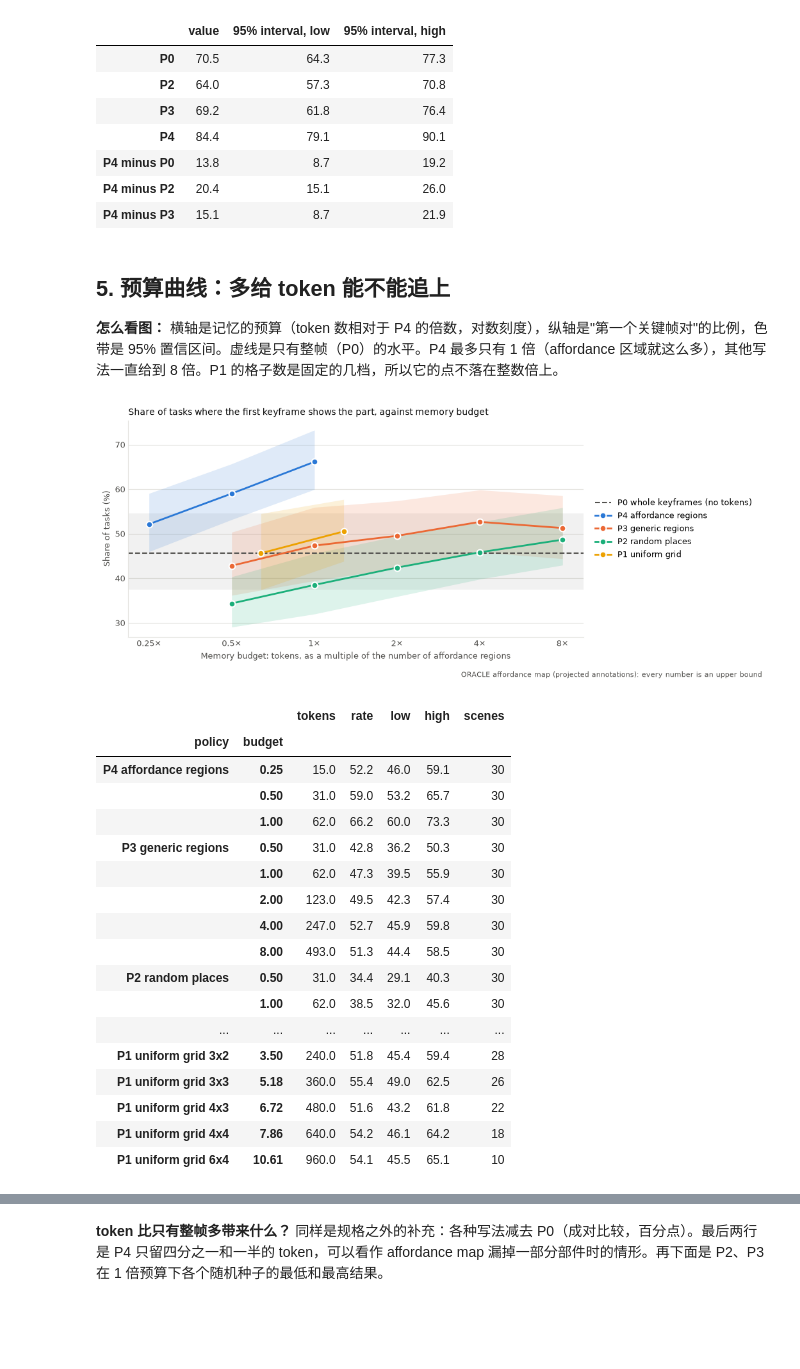
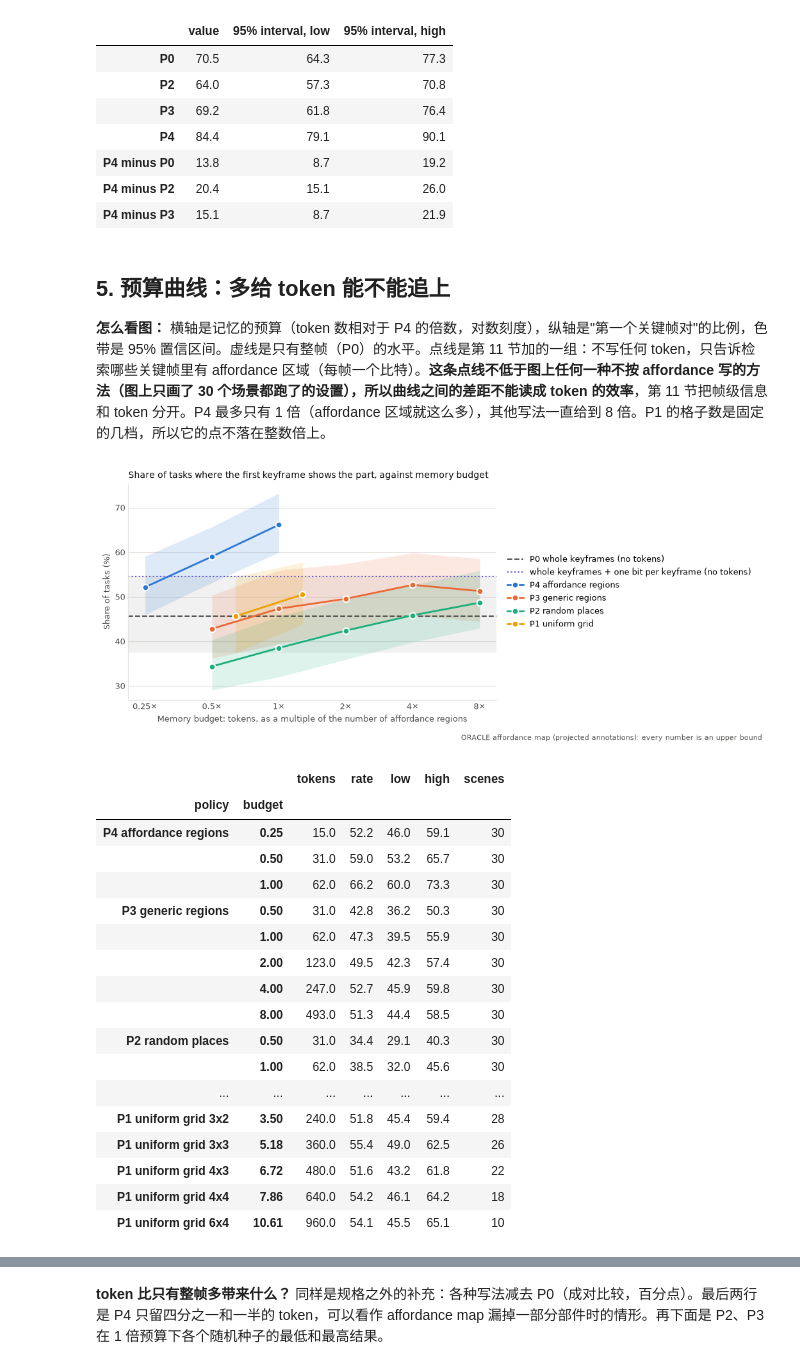
Before and after one commit to zniihgnexy/affordance3D, a Jupyter notebook: notebooks/mem/phase1_results.ipynb, the cells around one changed output, grey strips where cells are left out. Drawn from its saved outputs; the diff is of its cells as text; code cells hidden in the pictures; blank space fills up the shorter version.

```diff
--- a/notebooks/mem/phase1_results.ipynb
+++ b/notebooks/mem/phase1_results.ipynb
@@ -57,6 +57,7 @@ torch.set_num_threads(48)  # shared server: leave most cores to others
 DATA, RUNS = ROOT / "data" / "scenefun3d", ROOT / "runs" / "mem_phase1"
 MONO_ID = "depth-anything/Depth-Anything-V2-Metric-Indoor-Large-hf"
 results, summary = R.load_runs(RUNS)  # written by scripts/run_mem_phase1.py and scripts/aggregate_mem_phase1.py
+diagnostics = R.load_diagnostics(RUNS)  # the follow-up check of section 11, written by scripts/diagnose_mem_phase1.py
 print(f"{summary['scenes']} scenes, {summary['tasks']} answerable tasks")
 # %% [output]
 30 scenes, 390 answerable tasks
@@ -177,15 +178,15 @@ display(R.rates_table(summary["right_keyframe_in_top3"]))
 # %% [markdown]
 ## 5. 预算曲线：多给 token 能不能追上
 
-**怎么看图：** 横轴是记忆的预算（token 数相对于 P4 的倍数，对数刻度），纵轴是"第一个关键帧对"的比例，色带是 95% 置信区间。虚线是只有整帧（P0）的水平。P4 最多只有 1 倍（affordance 区域就这么多），其他写法一直给到 8 倍。P1 的格子数是固定的几档，所以它的点不落在整数倍上。
+**怎么看图：** 横轴是记忆的预算（token 数相对于 P4 的倍数，对数刻度），纵轴是"第一个关键帧对"的比例，色带是 95% 置信区间。虚线是只有整帧（P0）的水平。点线是第 11 节加的一组：不写任何 token，只告诉检索哪些关键帧里有 affordance 区域（每帧一个比特）。**这条点线不低于图上任何一种不按 affordance 写的方法（图上只画了 30 个场景都跑了的设置），所以曲线之间的差距不能读成 token 的效率**，第 11 节把帧级信息和 token 分开。P4 最多只有 1 倍（affordance 区域就这么多），其他写法一直给到 8 倍。P1 的格子数是固定的几档，所以它的点不落在整数倍上。
 # %%
-R.budget_figure(results, "hit1", "the first keyframe shows the part")
+R.budget_figure(results, "hit1", "the first keyframe shows the part", bit=diagnostics["first_keyframe_right"][R.BIT])
 plt.show()
 curves = pd.DataFrame([point for name in (A.P4, A.P3, A.P2, A.P1) for point in summary["curves"][name]])
 curves[["rate", "low", "high"]] = (100 * curves[["rate", "low", "high"]]).round(1)
 display(curves.round({"budget": 2, "tokens": 0}).set_index(["policy", "budget"]))
 # %% [output]
-[figure, old version]
+[figure, new version]
 |  |  | tokens | rate | low | high | scenes |
 | policy | budget |  |  |  |  |  |
 | P4 affordance regions | 0.25 | 15.0 | 52.2 | 46.0 | 59.1 | 30 |
```
Also changed, not shown: parts of 11 cells of this notebook, 5 other files.
